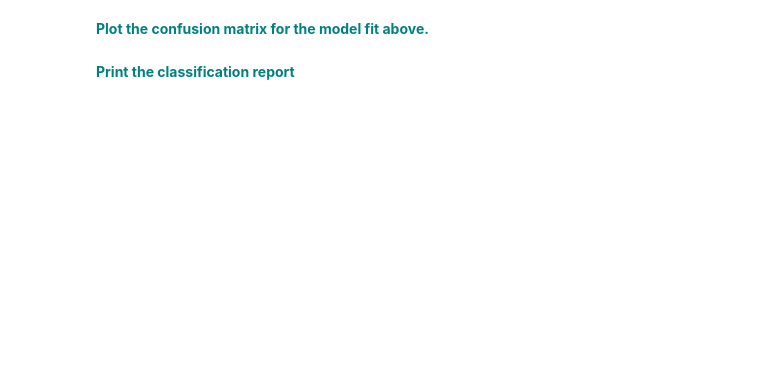
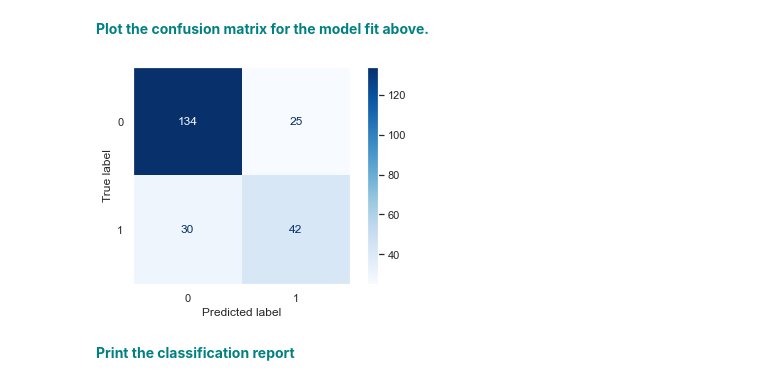
Before and after one commit to titansat74/Projects, a Jupyter notebook: Case Studies/K-Nearest_Neighbors/GridSearchKNN_Case_Study.ipynb, the cells around one changed output. Cells and saved outputs as stored; diff of their text form; code cells hidden in the pictures; blank space fills up the shorter version.

```diff
--- a/Case Studies/K-Nearest_Neighbors/GridSearchKNN_Case_Study.ipynb
+++ b/Case Studies/K-Nearest_Neighbors/GridSearchKNN_Case_Study.ipynb
@@ -192,5 +191,12 @@ y_pred = knn.predict(X_test)
 pl = confusion_matrix(y_test,y_pred)
 # %% [markdown]
 **<font color='teal'> Plot the confusion matrix for the model fit above. </font>**
+# %%
+from sklearn.metrics import plot_confusion_matrix
+plot_confusion_matrix(knn,X_test, y_test,cmap=plt.cm.Blues)
+plt.grid(False)
+plt.show()
+# %% [output]
+[figure, added]
 # %% [markdown]
 **<font color='teal'> Print the classification report </font>**
```
Also changed, not shown: parts of 15 cells of this notebook.
